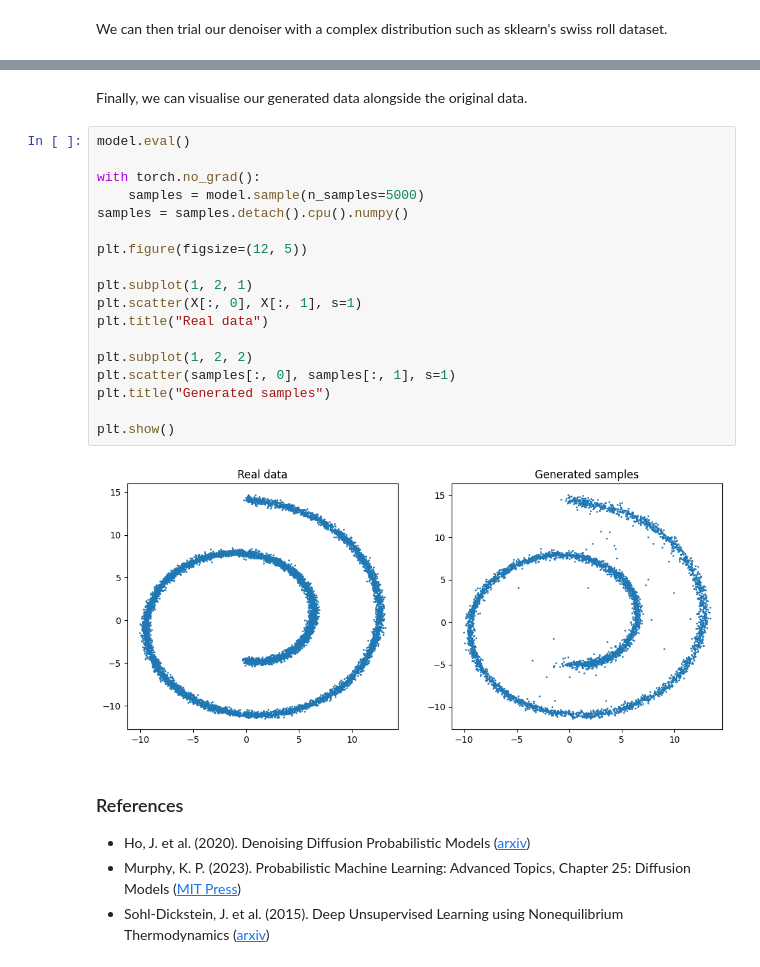
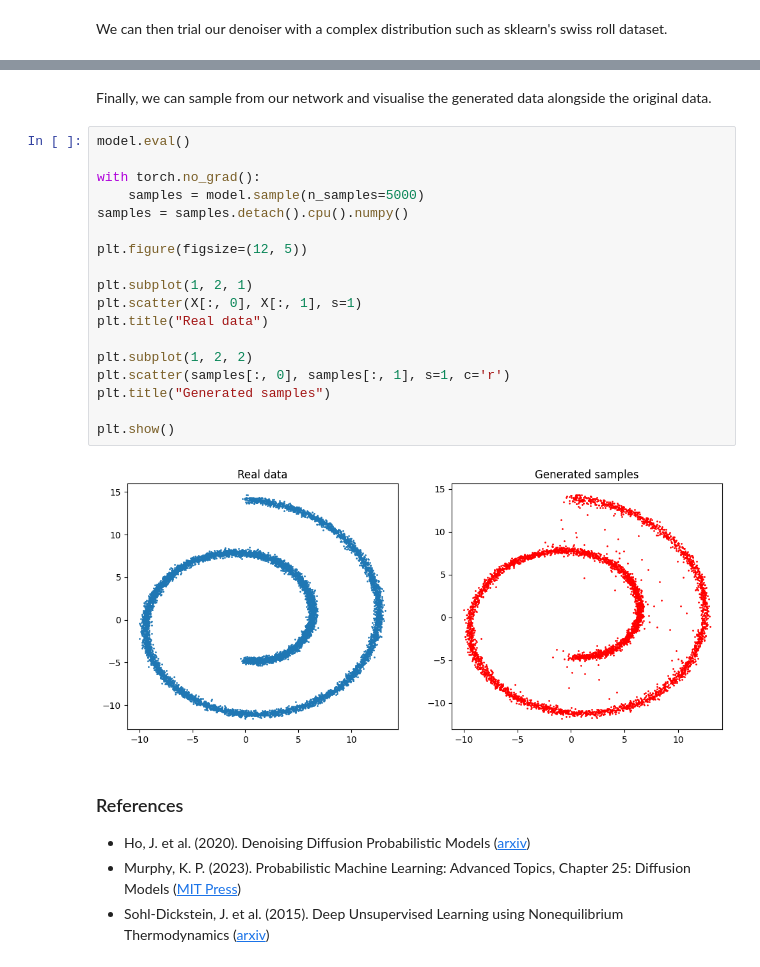
Before and after one commit to j9smith/generative-modelling, a Jupyter notebook: 4. Diffusion Models/4.1 Denoising Diffusion Probabilistic Models.ipynb, the cells around one changed output, grey strips where cells are left out. Saved outputs shown, nothing was run; the diff lists cells and outputs as text.

```diff
--- a/4. Diffusion Models/4.1 Denoising Diffusion Probabilistic Models.ipynb
+++ b/4. Diffusion Models/4.1 Denoising Diffusion Probabilistic Models.ipynb
@@ -526,25 +528,25 @@ Epoch 140 | Loss 0.449662
 # %% [markdown]
-Finally, we can visualise our generated data alongside the original data.
+Finally, we can sample from our network and visualise the generated data alongside the original data.
 # %%
 model.eval()
 
 with torch.no_grad():
     samples = model.sample(n_samples=5000)
 samples = samples.detach().cpu().numpy()
 
 plt.figure(figsize=(12, 5))
 
 plt.subplot(1, 2, 1)
 plt.scatter(X[:, 0], X[:, 1], s=1)
 plt.title("Real data")
 
 plt.subplot(1, 2, 2)
-plt.scatter(samples[:, 0], samples[:, 1], s=1)
+plt.scatter(samples[:, 0], samples[:, 1], s=1, c='r')
 plt.title("Generated samples")
 
 plt.show()
 # %% [output]
-[figure, old version]
+[figure, new version]
 # %% [markdown]
 ### References
 - Ho, J. et al. (2020). Denoising Diffusion Probabilistic Models ([arxiv](https://arxiv.org/abs/2006.11239))
```
Also changed, not shown: parts of 4 cells of this notebook.
